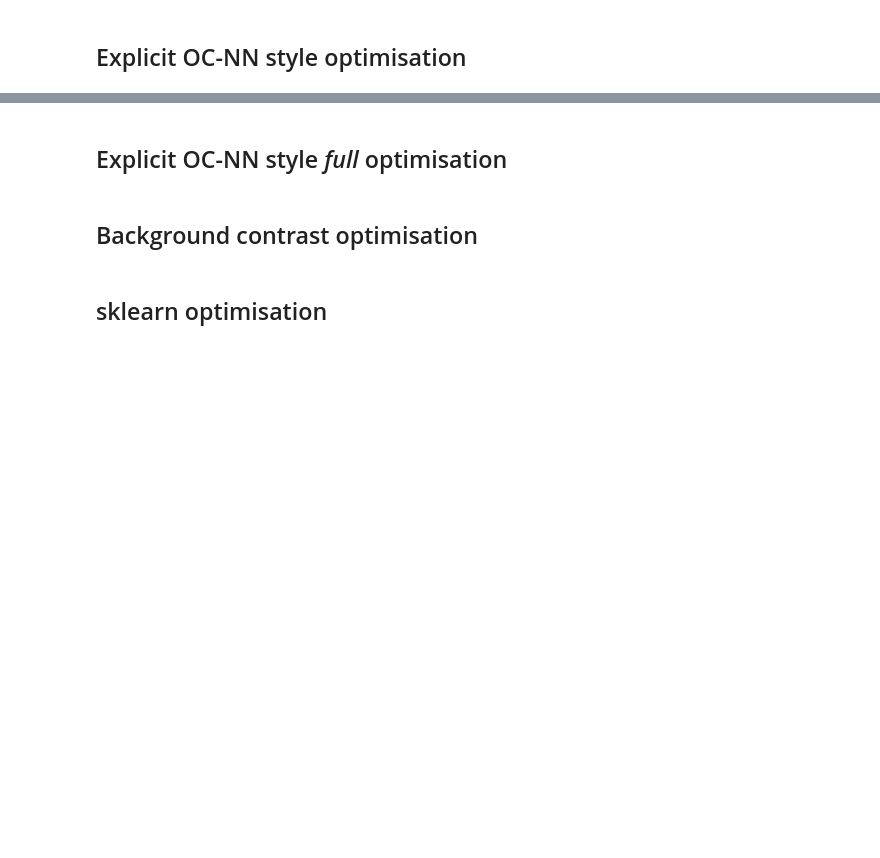
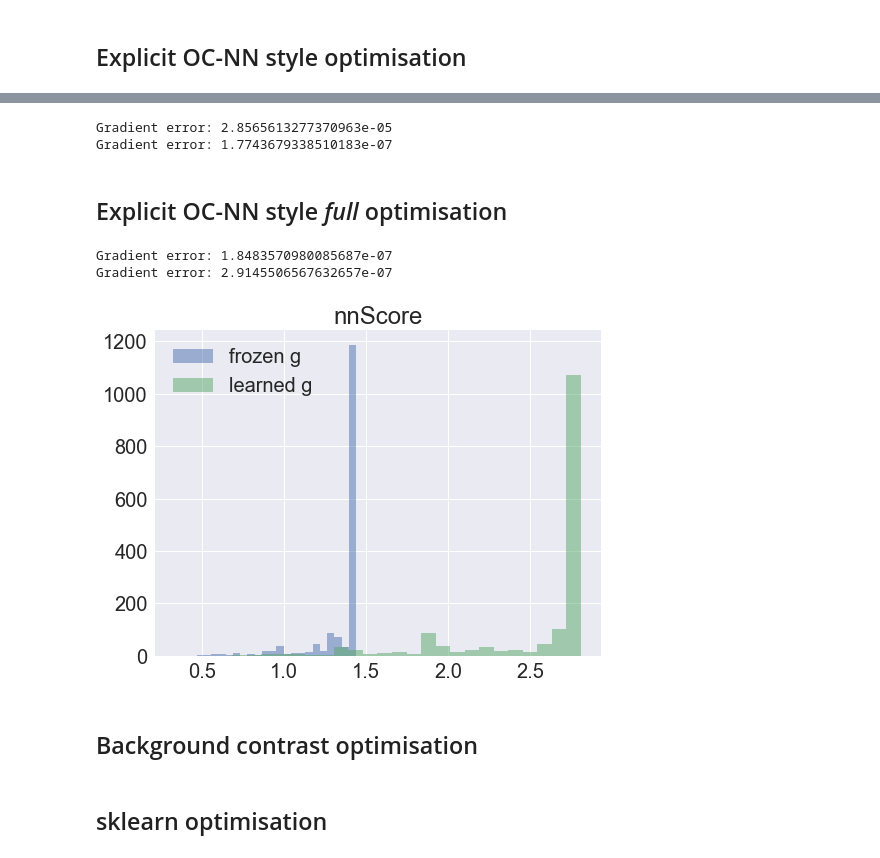
Before and after one commit to raghavchalapathy/sanity_beta_distribution, a Jupyter notebook: Explicit vs sklearn RBF comparison.ipynb, the cells around one changed output, grey strips where cells are left out. Drawn from its saved outputs; the diff is of its cells as text; code cells hidden in the pictures; blank space fills up the shorter version.

```diff
--- a/Explicit vs sklearn RBF comparison.ipynb
+++ b/Explicit vs sklearn RBF comparison.ipynb
@@ -184,3 +80,14 @@ rNN = resNN.x[-1]
+# %%
+from myOCNN_FrozenVB import *
+
+lrnNN = MyOCNN_FrozenVB(nu, R, b, g, dG)
+lrnNN.fit(XTr)
+# %% [output]
+Gradient error: 2.8565613277370963e-05
+Gradient error: 1.7743679338510183e-07
+# %%
+wNN = lrnNN.w
+rNN = lrnNN.r
 # %%
 # print(ocnn_obj(resNN.x, XTr, nu, D, K, g, dG))
 # print(ocnn_obj(resEXP.x, XTr, nu, D, K, g, dG))
@@ -261,0 +99,9 @@ rFNN = resFNN.x[-1]
+# %%
+from myOCNN_FrozenB import *
+
+theta0 = np.concatenate([ lrnNN.w, R.reshape((D*K,)), b.T.flatten(), [ lrnNN.r ] ])
+lrnFNN = MyOCNN_FrozenB(nu, b, K, g, dG)
+lrnFNN.fit(XTr, theta0)
+# %% [output]
+Gradient error: 1.8483570980085687e-07
+Gradient error: 2.9145506567632657e-07
@@ -261,0 +114,11 @@ rFNN = resFNN.x[-1]
+# %%
+plt.figure(figsize=(8,6));
+plt.hist(nnScore(XTr, wNN, R, b, g),bins=25,alpha=0.5);
+plt.hist(nnScore(XTr, wFNN, VFNN, bFNN, g),bins=25,alpha=0.5);
+plt.title('nnScore');
+plt.legend(['frozen g', 'learned g']);
+
+# plt.hist(np.sum(hiddenScore(XTr, R, g)**2, axis = 0), bins = 100, alpha = 0.5);
+# plt.hist(np.sum(fhiddenScore(XTr, VFNN, bFNN, g)**2, axis = 0), bins = 100, alpha = 0.5);
+# %% [output]
+[figure, added]
```
Also changed, not shown: parts of 32 cells of this notebook, 4 other files.
